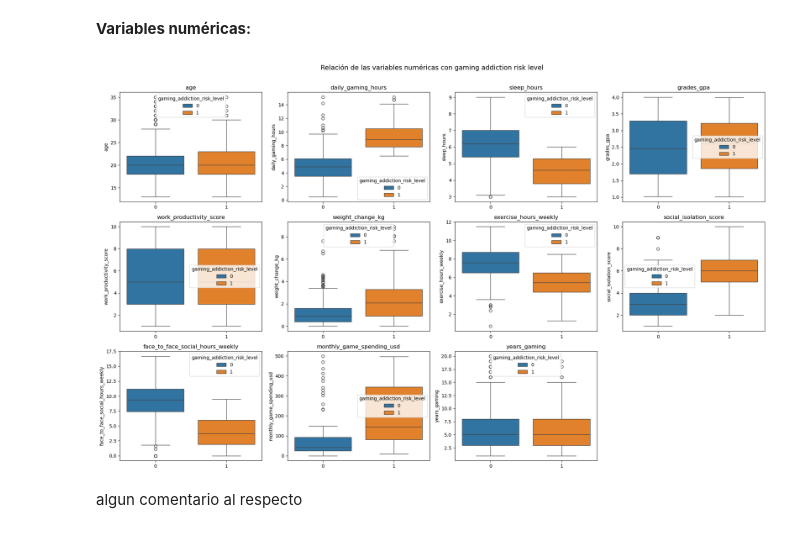
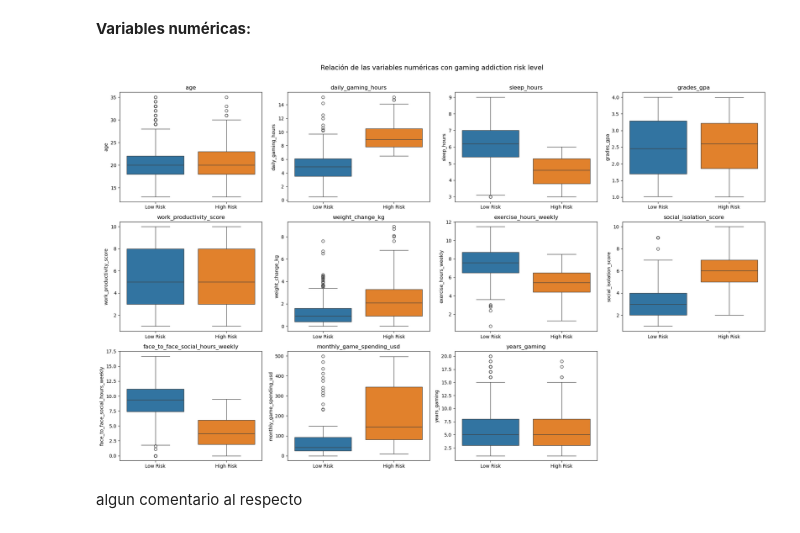
Before and after one commit to Miguelon1708/Trabajo-Mineria, a Jupyter notebook: main.ipynb, the cells around one changed output. Cells and saved outputs as stored; diff of their text form; code cells hidden in the pictures.

```diff
--- a/main.ipynb
+++ b/main.ipynb
@@ -80,18 +80,21 @@ vars_categoricas = [
 # %%
 fig, axes = plt.subplots(3, 4, figsize=(20, 12))
 axes = axes.flatten()
 
 for i, var in enumerate(vars_numericas):
     sns.boxplot(data=datos_plot, x=variable_salida, y=var, hue=variable_salida, order=[0, 1], ax=axes[i])
     axes[i].set_title(var)
     axes[i].set_xlabel('')
+    axes[i].set_xticks([0, 1])
+    axes[i].set_xticklabels(['Low Risk', 'High Risk'])
+    axes[i].get_legend().remove()
 
 axes[-1].set_visible(False) # sobra un subplot
 
 fig.suptitle('Relación de las variables numéricas con gaming addiction risk level', fontsize=14, y=1.01)
 plt.tight_layout()
 # %% [output]
-[figure, old version]
+[figure, new version]
 # %% [markdown]
 algun comentario al respecto
 # %% [markdown]
```
Also changed, not shown: parts of 2 cells of this notebook.
